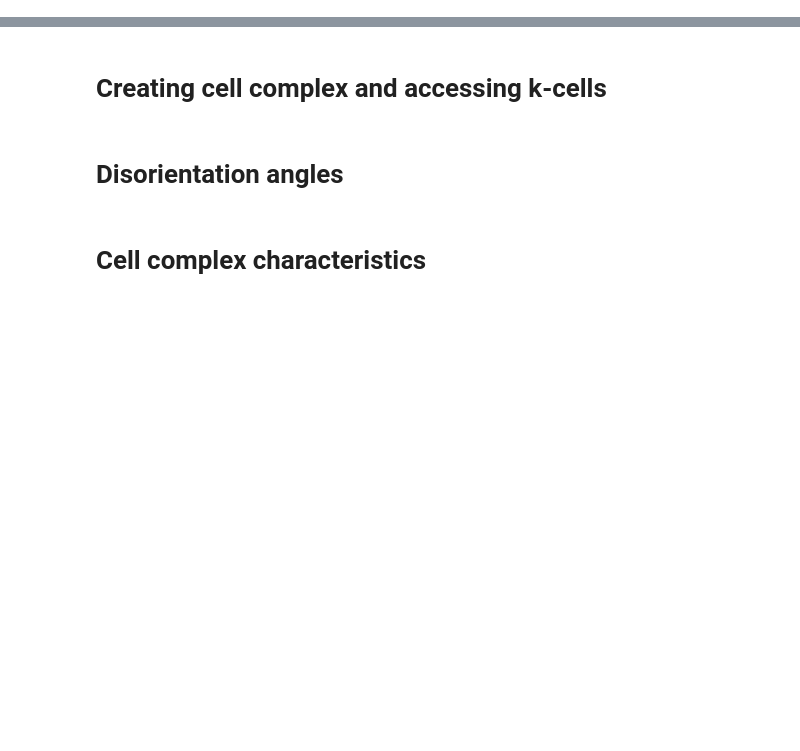
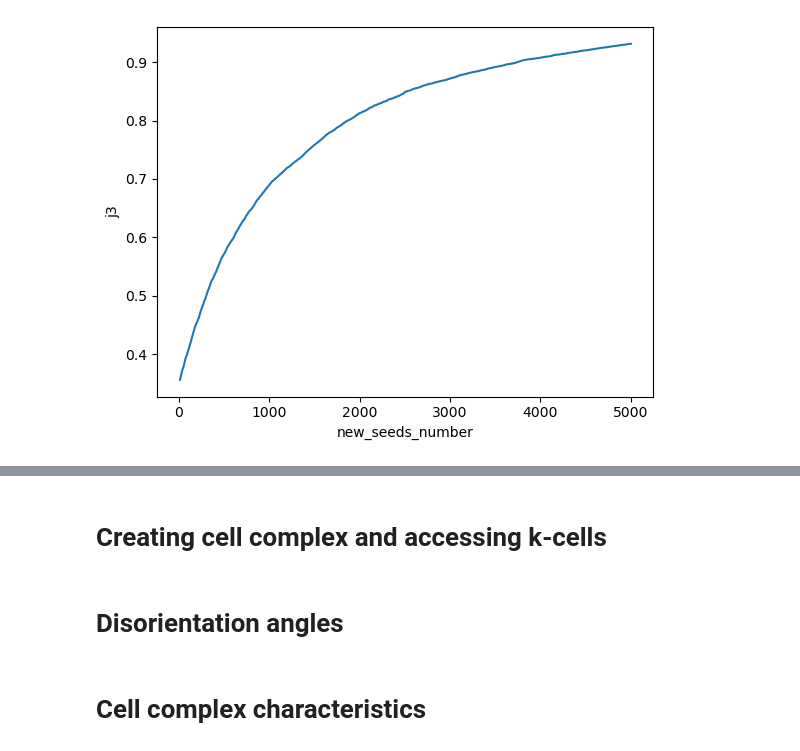
Before and after one commit to PRISBteam/Voronoi_PCC_Analyser, a Jupyter notebook: Examples.ipynb, the cells around one changed output, grey strips where cells are left out. Drawn from its saved outputs; the diff is of its cells as text; code cells hidden in the pictures; blank space fills up the shorter version.

```diff
--- a/Examples.ipynb
+++ b/Examples.ipynb
@@ -6,0 +61,9 @@ import matplotlib.pyplot as plt
+# %%
+xlabel = 'new_seeds_number'
+ylabel = 'j3'
+plt.plot(data[xlabel], data[ylabel])
+plt.xlabel(xlabel)
+plt.ylabel(ylabel)
+plt.show()
+# %% [output]
+[figure, added]
```
Also changed, not shown: parts of 21 cells of this notebook, 7 other files.
